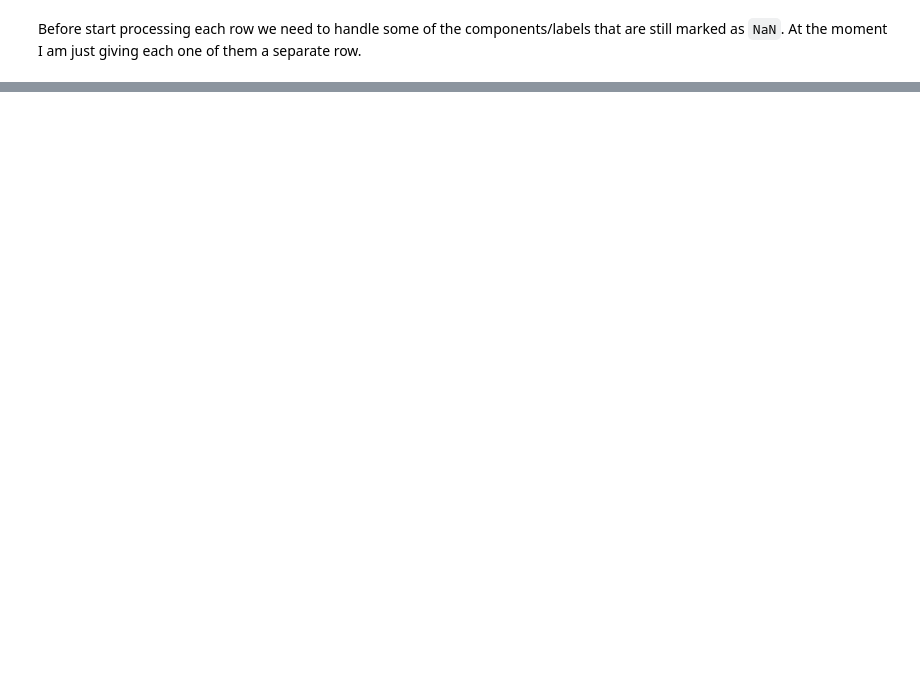
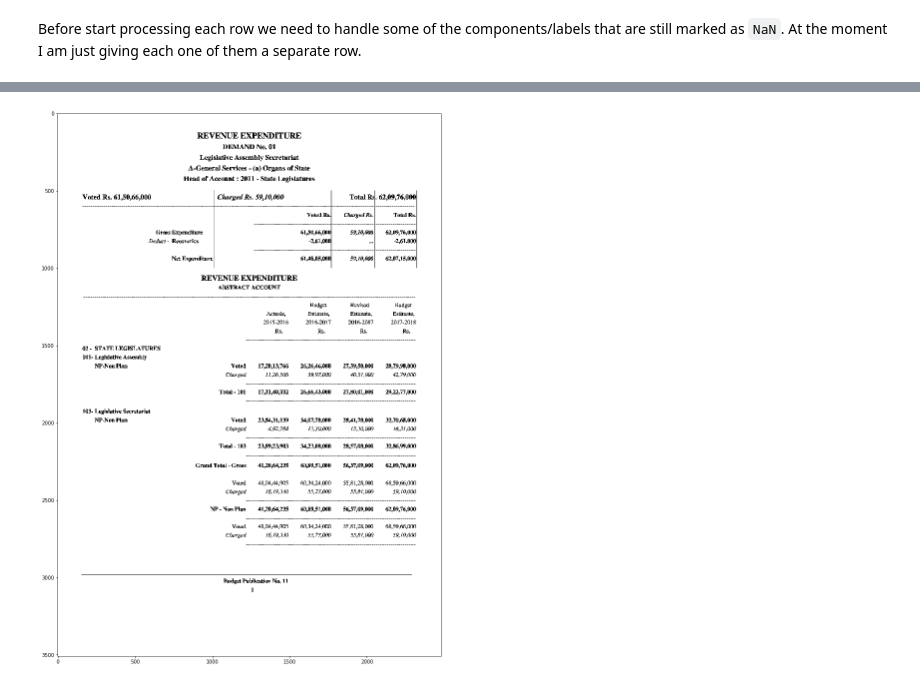
Before and after one commit to cbgaindia/parsers, a Jupyter notebook: research/PDF to CSV Block Method Pipeline.ipynb, the cells around one changed output, grey strips where cells are left out. Cells and saved outputs as stored; diff of their text form; code cells hidden in the pictures; blank space fills up the shorter version.

```diff
--- a/research/PDF to CSV Block Method Pipeline.ipynb
+++ b/research/PDF to CSV Block Method Pipeline.ipynb
@@ -456,0 +511,4 @@ See the caveats in the documentation: http://pandas.pydata.org/pandas-docs/stabl
+# %%
+plot_vertical_lines([1010, 1770, 2050, 2320], img_page, 500, 1000)
+# %% [output]
+[figure, added]
```
Also changed, not shown: parts of 19 cells of this notebook.
